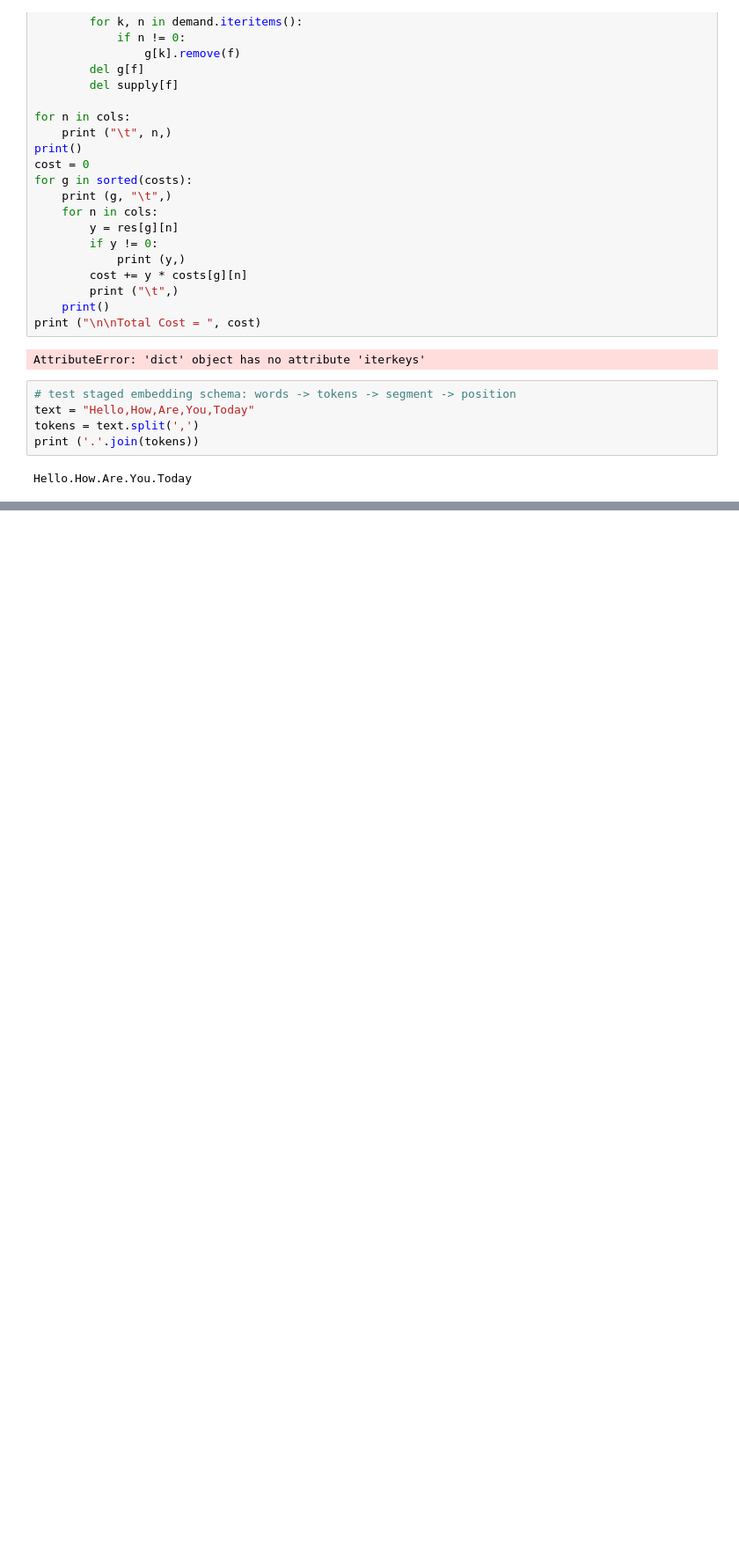
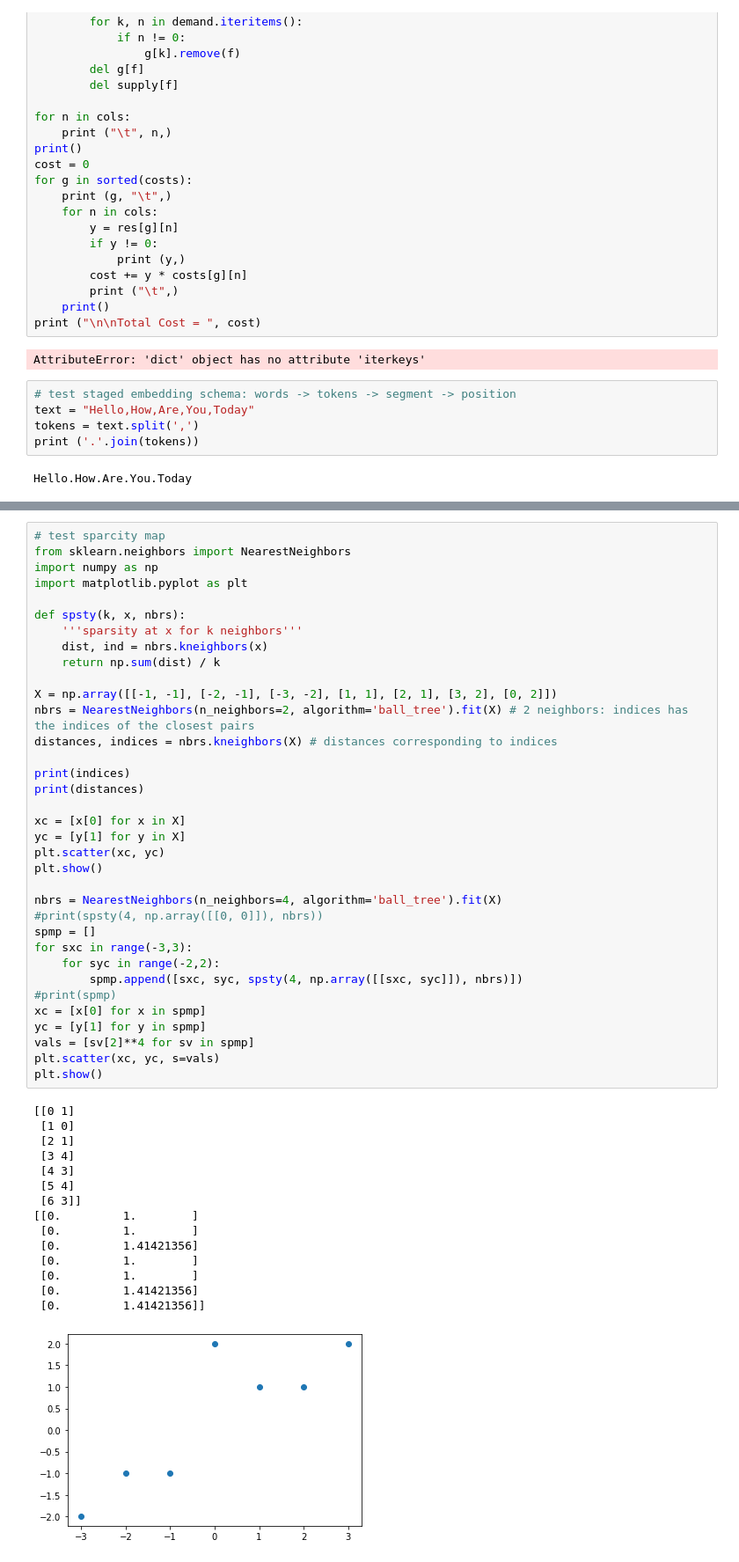
Before and after one commit to Unilmalas/TextAI, a Jupyter notebook: snippets32.ipynb, the cells around one changed output, grey strips where cells are left out. Shown: that part at 88% size. Drawn from its saved outputs; the diff is of its cells as text; blank space fills up the shorter version.

```diff
--- a/snippets32.ipynb
+++ b/snippets32.ipynb
@@ -701,0 +842,51 @@ w2
+# %%
+# test sparcity map
+from sklearn.neighbors import NearestNeighbors
+import numpy as np
+import matplotlib.pyplot as plt
+
+def spsty(k, x, nbrs):
+    '''sparsity at x for k neighbors'''
+    dist, ind = nbrs.kneighbors(x)
+    return np.sum(dist) / k
+
+X = np.array([[-1, -1], [-2, -1], [-3, -2], [1, 1], [2, 1], [3, 2], [0, 2]])
+nbrs = NearestNeighbors(n_neighbors=2, algorithm='ball_tree').fit(X) # 2 neighbors: indices has the indices of the closest pairs
+distances, indices = nbrs.kneighbors(X) # distances corresponding to indices
+
+print(indices)
+print(distances)
+
+xc = [x[0] for x in X]
+yc = [y[1] for y in X]
+plt.scatter(xc, yc)
+plt.show()
+
+nbrs = NearestNeighbors(n_neighbors=4, algorithm='ball_tree').fit(X)
+#print(spsty(4, np.array([[0, 0]]), nbrs))
+spmp = []
+for sxc in range(-3,3):
+    for syc in range(-2,2):
+        spmp.append([sxc, syc, spsty(4, np.array([[sxc, syc]]), nbrs)])
+#print(spmp)
+xc = [x[0] for x in spmp]
+yc = [y[1] for y in spmp]
+vals = [sv[2]**4 for sv in spmp]
+plt.scatter(xc, yc, s=vals)
+plt.show()
+# %% [output]
+[[0 1]
+ [1 0]
+ [2 1]
+ [3 4]
+ [4 3]
+ [5 4]
+ [6 3]]
+[[0.         1.        ]
+ [0.         1.        ]
+ [0.         1.41421356]
+ [0.         1.        ]
+ [0.         1.        ]
+ [0.         1.41421356]
+ [0.         1.41421356]]
+[figure, added]
```
Also changed, not shown: parts of 4 cells of this notebook.
